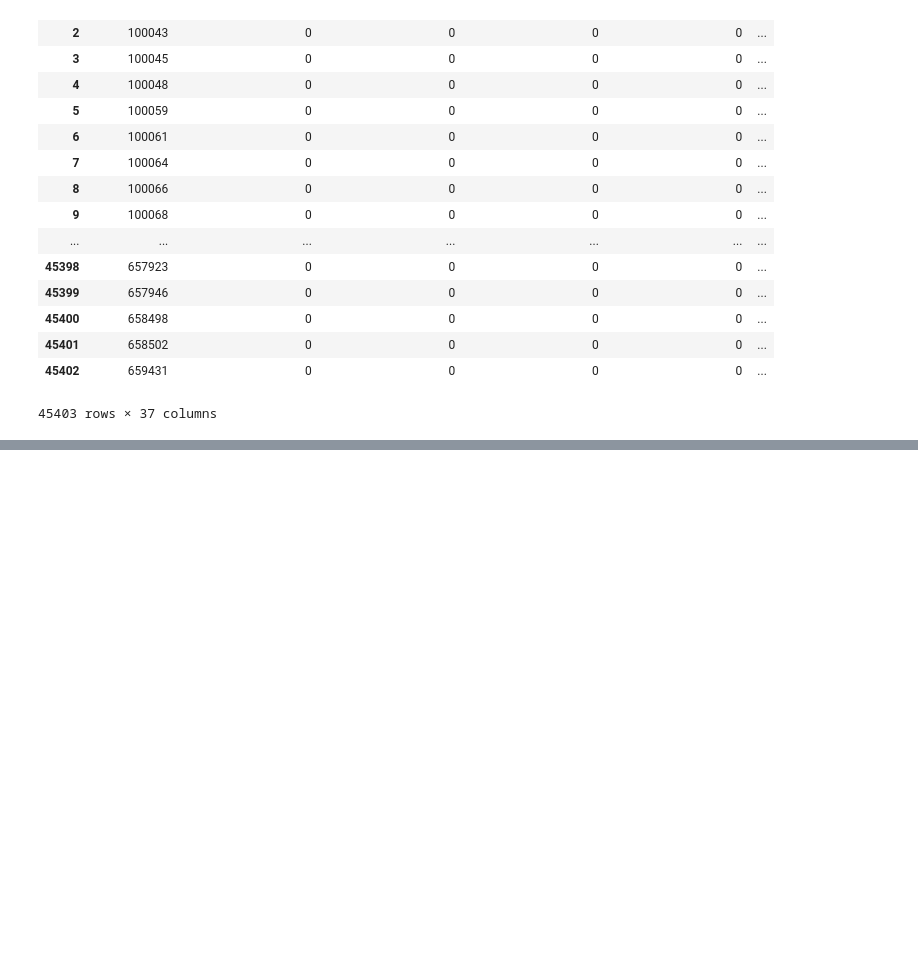
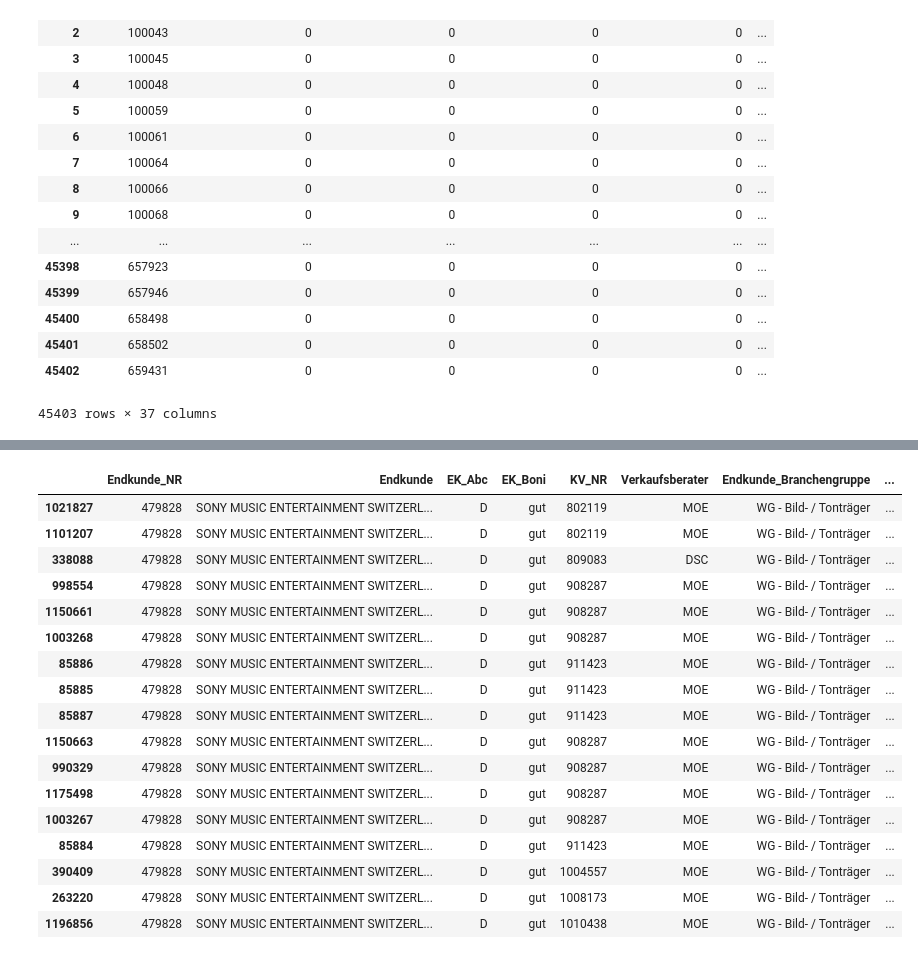
Before and after one commit to apgsga-stc/PredictiveAnalyticsPython, a Jupyter notebook: vkprog_analyse/scribbles.ipynb, the cells around one changed output, grey strips where cells are left out. Cells and saved outputs as stored; diff of their text form; code cells hidden in the pictures; blank space fills up the shorter version.

```diff
--- a/vkprog_analyse/scribbles.ipynb
+++ b/vkprog_analyse/scribbles.ipynb
@@ -141,0 +225,29 @@ debug_df
+# %%
+raw_data_bookings.columns
+filter_col = ['Endkunde_NR', 'Endkunde', 'EK_Abc',
+                'EK_Boni','KV_NR','Verkaufsberater', 'Endkunde_Branchengruppe',
+                'Endkunde_Branchenkat','Kampagnen_Status', 'Kampagne_Erfassungsdatum',
+                'Kampagne_Beginn', 'Auftragsart', 'Res_Dat',
+                'Annullation_Datum', 'Aush_Von',
+                'Vertrag', 'Brutto', 'Netto']
+# %%
+raw_data_bookings.loc[raw_data_bookings.Endkunde_NR == 479828,filter_col].sort_values("Res_Dat", ascending=True)
+# %% [output]
+|  | Endkunde_NR | Endkunde | EK_Abc | EK_Boni | KV_NR | Verkaufsberater | Endkunde_Branchengruppe | ... |
+| 1021827 | 479828 | SONY MUSIC ENTERTAINMENT SWITZERL... | D | gut | 802119 | MOE | WG - Bild- / Tonträger | ... |
+| 1101207 | 479828 | SONY MUSIC ENTERTAINMENT SWITZERL... | D | gut | 802119 | MOE | WG - Bild- / Tonträger | ... |
+| 338088 | 479828 | SONY MUSIC ENTERTAINMENT SWITZERL... | D | gut | 809083 | DSC | WG - Bild- / Tonträger | ... |
+| 998554 | 479828 | SONY MUSIC ENTERTAINMENT SWITZERL... | D | gut | 908287 | MOE | WG - Bild- / Tonträger | ... |
+| 1150661 | 479828 | SONY MUSIC ENTERTAINMENT SWITZERL... | D | gut | 908287 | MOE | WG - Bild- / Tonträger | ... |
+| 1003268 | 479828 | SONY MUSIC ENTERTAINMENT SWITZERL... | D | gut | 908287 | MOE | WG - Bild- / Tonträger | ... |
+| 85886 | 479828 | SONY MUSIC ENTERTAINMENT SWITZERL... | D | gut | 911423 | MOE | WG - Bild- / Tonträger | ... |
+| 85885 | 479828 | SONY MUSIC ENTERTAINMENT SWITZERL... | D | gut | 911423 | MOE | WG - Bild- / Tonträger | ... |
+| 85887 | 479828 | SONY MUSIC ENTERTAINMENT SWITZERL... | D | gut | 911423 | MOE | WG - Bild- / Tonträger | ... |
+| 1150663 | 479828 | SONY MUSIC ENTERTAINMENT SWITZERL... | D | gut | 908287 | MOE | WG - Bild- / Tonträger | ... |
+| 990329 | 479828 | SONY MUSIC ENTERTAINMENT SWITZERL... | D | gut | 908287 | MOE | WG - Bild- / Tonträger | ... |
+| 1175498 | 479828 | SONY MUSIC ENTERTAINMENT SWITZERL... | D | gut | 908287 | MOE | WG - Bild- / Tonträger | ... |
+| 1003267 | 479828 | SONY MUSIC ENTERTAINMENT SWITZERL... | D | gut | 908287 | MOE | WG - Bild- / Tonträger | ... |
+| 85884 | 479828 | SONY MUSIC ENTERTAINMENT SWITZERL... | D | gut | 911423 | MOE | WG - Bild- / Tonträger | ... |
+| 390409 | 479828 | SONY MUSIC ENTERTAINMENT SWITZERL... | D | gut | 1004557 | MOE | WG - Bild- / Tonträger | ... |
+| 263220 | 479828 | SONY MUSIC ENTERTAINMENT SWITZERL... | D | gut | 1008173 | MOE | WG - Bild- / Tonträger | ... |
+| 1196856 | 479828 | SONY MUSIC ENTERTAINMENT SWITZERL... | D | gut | 1010438 | MOE | WG - Bild- / Tonträger | ... |
```
Also changed, not shown: parts of 15 cells of this notebook, 1 other file.
